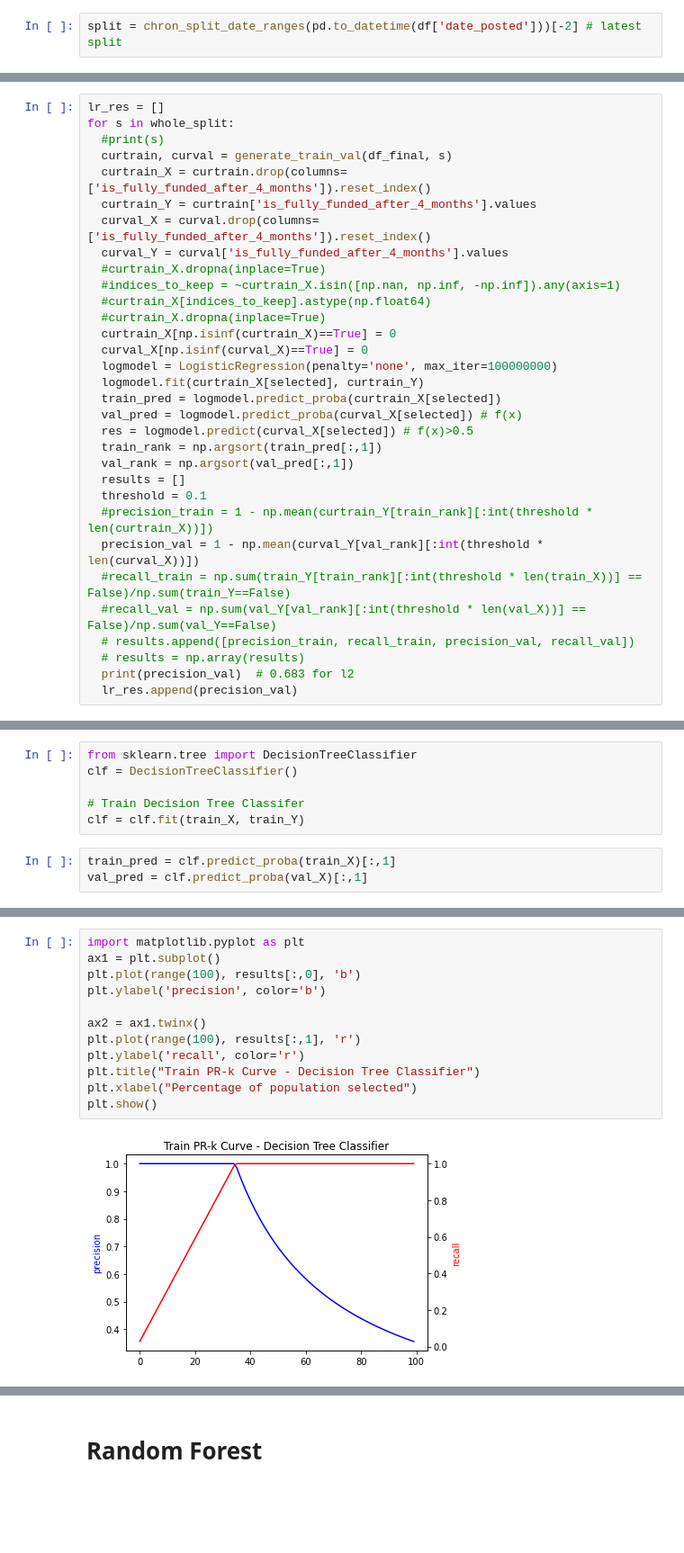
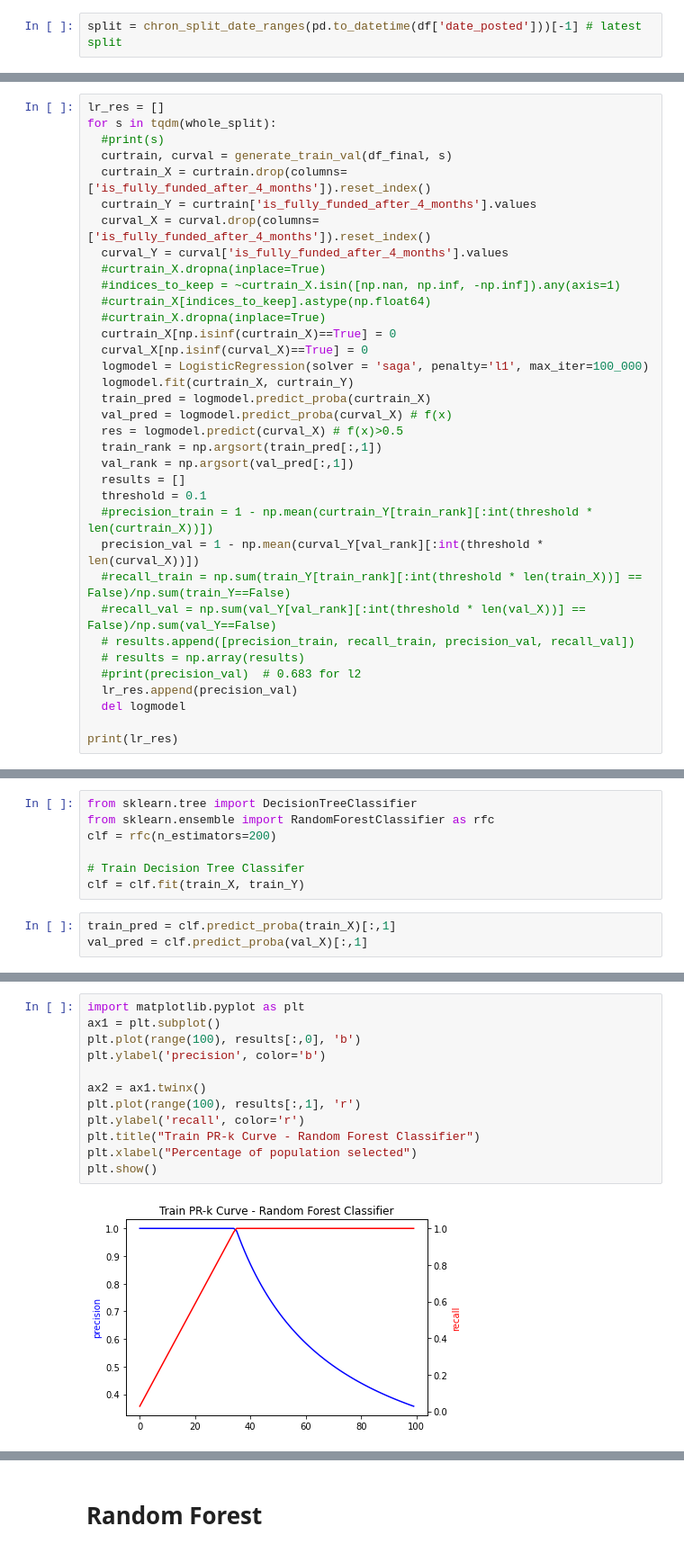
Before and after one commit to HoningJade/ML-in-Practice-Project, a Jupyter notebook: Assignment_4_Modelgrid_and_Initialresult_overtime.ipynb, the cells around one changed output, grey strips where cells are left out. Shown at 90% size. Drawn from its saved outputs; the diff is of its cells as text; blank space fills up the shorter version.

```diff
--- a/Assignment_4_Modelgrid_and_Initialresult_overtime.ipynb
+++ b/Assignment_4_Modelgrid_and_Initialresult_overtime.ipynb
@@ -461,7 +446,7 @@ def chron_split_date_ranges(dates, train_length = relativedelta(years=1), val_le
     curr += retrain_length
   return split_dates
 # %%
-split = chron_split_date_ranges(pd.to_datetime(df['date_posted']))[-2] # latest split
+split = chron_split_date_ranges(pd.to_datetime(df['date_posted']))[-1] # latest split
 # %%
 split
 # %% [output]
@@ -649,7 +634,7 @@ whole dataset evaluation (precision, recall, tfp)
 whole_split = chron_split_date_ranges(pd.to_datetime(df['date_posted']))
 # %%
 lr_res = []
-for s in whole_split:
+for s in tqdm(whole_split):
   #print(s)
   curtrain, curval = generate_train_val(df_final, s)
   curtrain_X = curtrain.drop(columns=['is_fully_funded_after_4_months']).reset_index()
@@ -662,11 +647,11 @@ for s in whole_split:
   #curtrain_X.dropna(inplace=True)
   curtrain_X[np.isinf(curtrain_X)==True] = 0
   curval_X[np.isinf(curval_X)==True] = 0
-  logmodel = LogisticRegression(penalty='none', max_iter=100000000)
-  logmodel.fit(curtrain_X[selected], curtrain_Y)
-  train_pred = logmodel.predict_proba(curtrain_X[selected])
-  val_pred = logmodel.predict_proba(curval_X[selected]) # f(x)
-  res = logmodel.predict(curval_X[selected]) # f(x)>0.5
+  logmodel = LogisticRegression(solver = 'saga', penalty='l1', max_iter=100_000)
+  logmodel.fit(curtrain_X, curtrain_Y)
+  train_pred = logmodel.predict_proba(curtrain_X)
+  val_pred = logmodel.predict_proba(curval_X) # f(x)
+  res = logmodel.predict(curval_X) # f(x)>0.5
   train_rank = np.argsort(train_pred[:,1])
   val_rank = np.argsort(val_pred[:,1])
   results = []
@@ -677,8 +662,11 @@ for s in whole_split:
   #recall_val = np.sum(val_Y[val_rank][:int(threshold * len(val_X))] == False)/np.sum(val_Y==False)
   # results.append([precision_train, recall_train, precision_val, recall_val])
   # results = np.array(results)
-  print(precision_val)  # 0.683 for l2
+  #print(precision_val)  # 0.683 for l2
   lr_res.append(precision_val)
+  del logmodel
+
+print(lr_res)
 # %%
 file1 = open('lr.txt', 'w')
 file1.writelines(str(y_value))
@@ -688,6 +676,7 @@ file1.close()
 # %%
 from sklearn.tree import DecisionTreeClassifier
-clf = DecisionTreeClassifier()
+from sklearn.ensemble import RandomForestClassifier as rfc
+clf = rfc(n_estimators=200)
 
 # Train Decision Tree Classifer
 clf = clf.fit(train_X, train_Y)
@@ -712,14 +701,14 @@ print(results[9, 2])
 # %%
 import matplotlib.pyplot as plt
 ax1 = plt.subplot()
 plt.plot(range(100), results[:,0], 'b')
 plt.ylabel('precision', color='b')
 
 ax2 = ax1.twinx()
 plt.plot(range(100), results[:,1], 'r')
 plt.ylabel('recall', color='r')
-plt.title("Train PR-k Curve - Decision Tree Classifier")
+plt.title("Train PR-k Curve - Random Forest Classifier")
 plt.xlabel("Percentage of population selected")
 plt.show()
 # %% [output]
-[figure, old version]
+[figure, new version]
```
Also changed, not shown: parts of 38 cells of this notebook.
